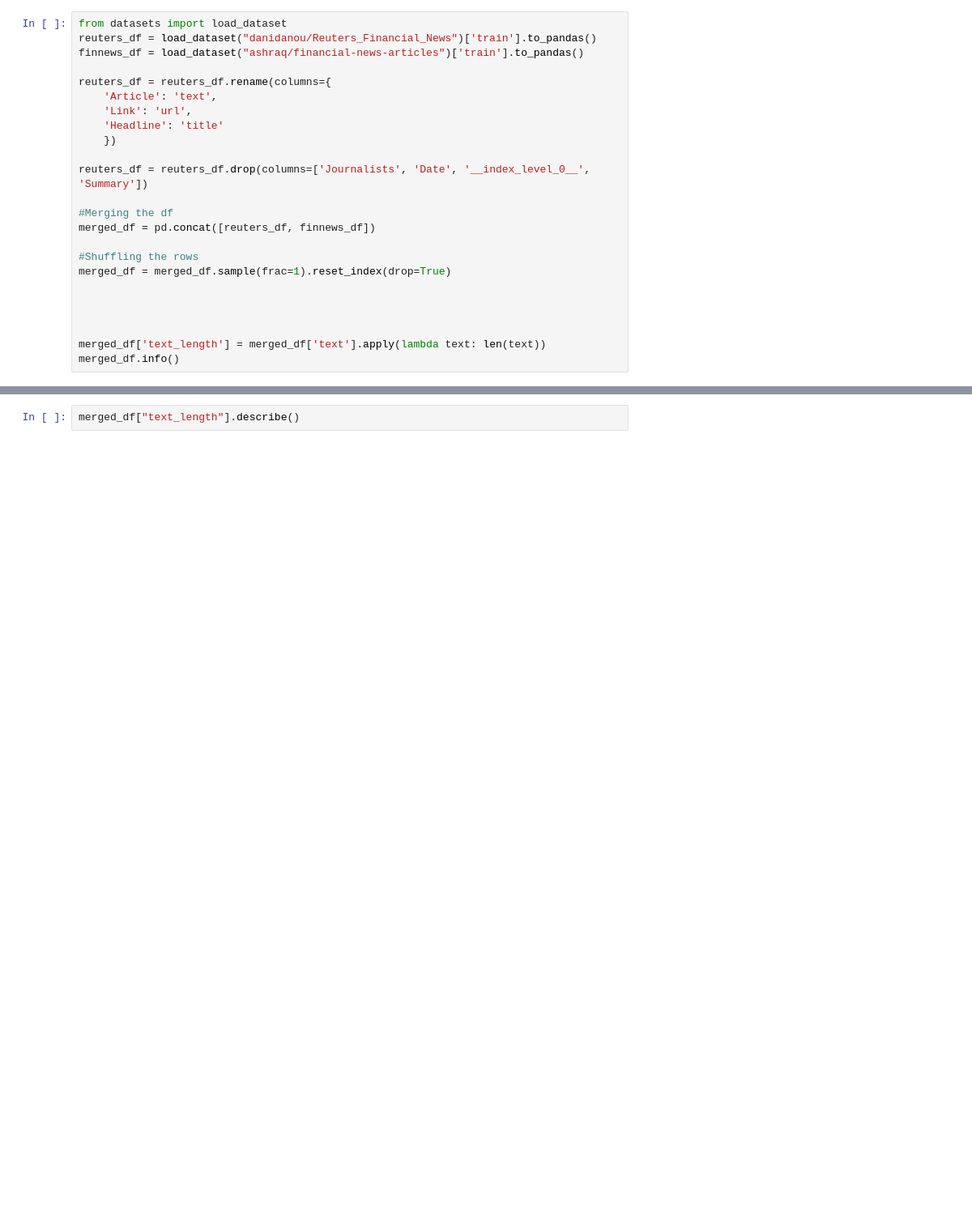
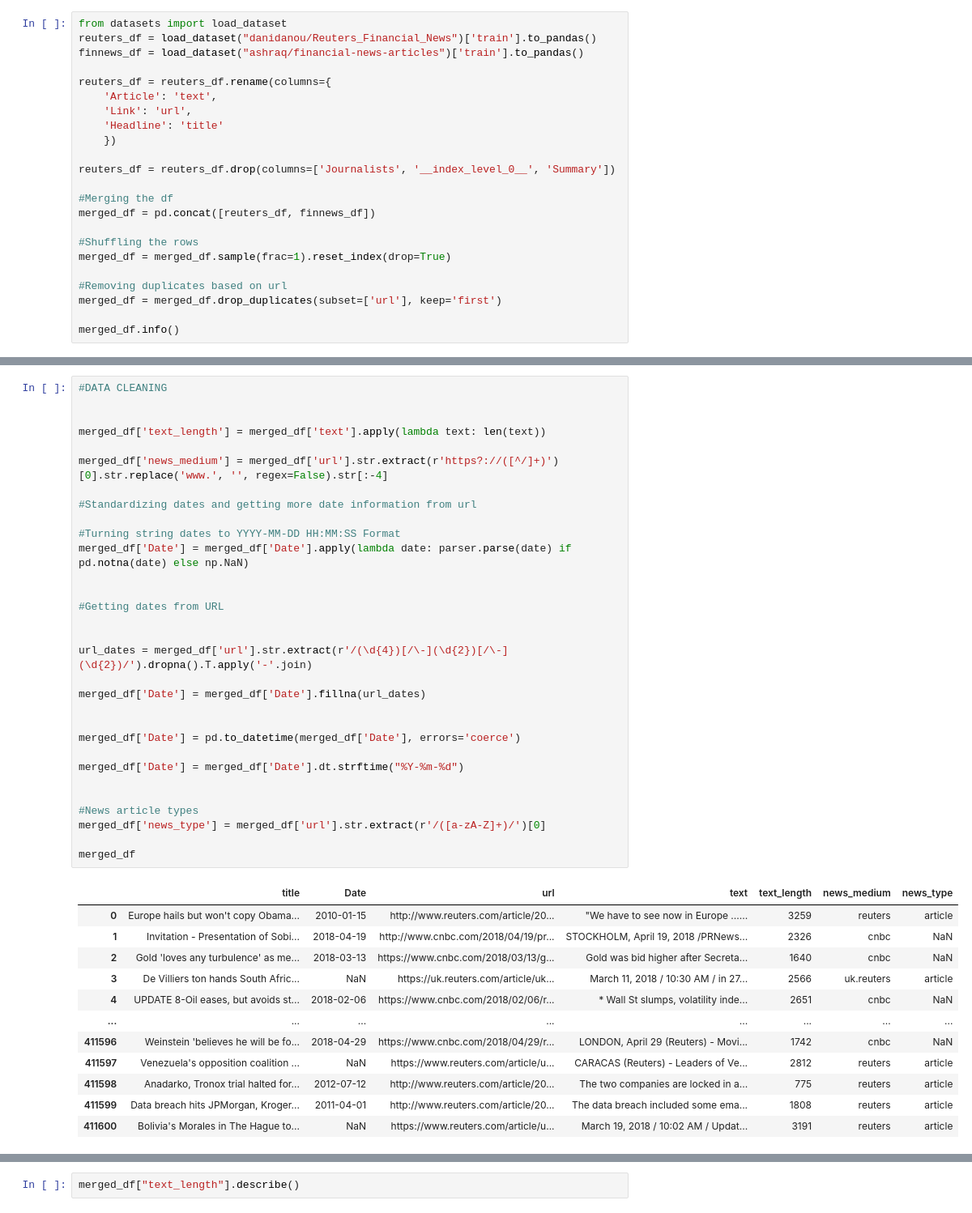
Before and after one commit to zunzun08/triple-screening, a Jupyter notebook: news_data.ipynb, the cells around one changed output, grey strips where cells are left out. Shown at 81% size. Cells and saved outputs as stored; diff of their text form; blank space fills up the shorter version.

Commit message:
data cleaning (news training data)

```diff
--- a/news_data.ipynb
+++ b/news_data.ipynb
@@ -175,7 +174,7 @@ reuters_df = reuters_df.rename(columns={
     'Headline': 'title'
     })
 
-reuters_df = reuters_df.drop(columns=['Journalists', 'Date', '__index_level_0__', 'Summary'])
+reuters_df = reuters_df.drop(columns=['Journalists', '__index_level_0__', 'Summary'])
 
 #Merging the df
 merged_df = pd.concat([reuters_df, finnews_df])
@@ -183,10 +182,9 @@ merged_df = pd.concat([reuters_df, finnews_df])
 #Shuffling the rows
 merged_df = merged_df.sample(frac=1).reset_index(drop=True)
 
+#Removing duplicates based on url
+merged_df = merged_df.drop_duplicates(subset=['url'], keep='first')
 
-
-
-merged_df['text_length'] = merged_df['text'].apply(lambda text: len(text))
 merged_df.info()
 # %% [output]
 <class 'pandas.core.frame.DataFrame'>
@@ -216,0 +201,44 @@ Name: text, dtype: object
+# %%
+#DATA CLEANING
+
+
+merged_df['text_length'] = merged_df['text'].apply(lambda text: len(text))
+
+merged_df['news_medium'] = merged_df['url'].str.extract(r'https?://([^/]+)')[0].str.replace('www.', '', regex=False).str[:-4]
+
+#Standardizing dates and getting more date information from url
+
+#Turning string dates to YYYY-MM-DD HH:MM:SS Format
+merged_df['Date'] = merged_df['Date'].apply(lambda date: parser.parse(date) if pd.notna(date) else np.NaN)
+
+
+#Getting dates from URL
+
+
+url_dates = merged_df['url'].str.extract(r'/(\d{4})[/\-](\d{2})[/\-](\d{2})/').dropna().T.apply('-'.join)
+
+merged_df['Date'] = merged_df['Date'].fillna(url_dates)
+
+
+merged_df['Date'] = pd.to_datetime(merged_df['Date'], errors='coerce')
+
+merged_df['Date'] = merged_df['Date'].dt.strftime("%Y-%m-%d")
+
+
+#News article types
+merged_df['news_type'] = merged_df['url'].str.extract(r'/([a-zA-Z]+)/')[0]
+
+merged_df
+# %% [output]
+|  | title | Date | url | text | text_length | news_medium | news_type |
+| 0 | Europe hails but won't copy Obama... | 2010-01-15 | http://www.reuters.com/article/20... | "We have to see now in Europe ...... | 3259 | reuters | article |
+| 1 | Invitation - Presentation of Sobi... | 2018-04-19 | http://www.cnbc.com/2018/04/19/pr... | STOCKHOLM, April 19, 2018 /PRNews... | 2326 | cnbc | NaN |
+| 2 | Gold 'loves any turbulence' as me... | 2018-03-13 | https://www.cnbc.com/2018/03/13/g... | Gold was bid higher after Secreta... | 1640 | cnbc | NaN |
+| 3 | De Villiers ton hands South Afric... | NaN | https://uk.reuters.com/article/uk... | March 11, 2018 / 10:30 AM / in 27... | 2566 | uk.reuters | article |
+| 4 | UPDATE 8-Oil eases, but avoids st... | 2018-02-06 | https://www.cnbc.com/2018/02/06/r... | * Wall St slumps, volatility inde... | 2651 | cnbc | NaN |
+| ... | ... | ... | ... | ... | ... | ... | ... |
+| 411596 | Weinstein 'believes he will be fo... | 2018-04-29 | https://www.cnbc.com/2018/04/29/r... | LONDON, April 29 (Reuters) - Movi... | 1742 | cnbc | NaN |
+| 411597 | Venezuela's opposition coalition ... | NaN | https://www.reuters.com/article/u... | CARACAS (Reuters) - Leaders of Ve... | 2812 | reuters | article |
+| 411598 | Anadarko, Tronox trial halted for... | 2012-07-12 | http://www.reuters.com/article/20... | The two companies are locked in a... | 775 | reuters | article |
+| 411599 | Data breach hits JPMorgan, Kroger... | 2011-04-01 | http://www.reuters.com/article/20... | The data breach included some ema... | 1808 | reuters | article |
+| 411600 | Bolivia's Morales in The Hague to... | NaN | https://www.reuters.com/article/u... | March 19, 2018 / 10:02 AM / Updat... | 3191 | reuters | article |
```
Also changed, not shown: parts of 4 cells of this notebook.
